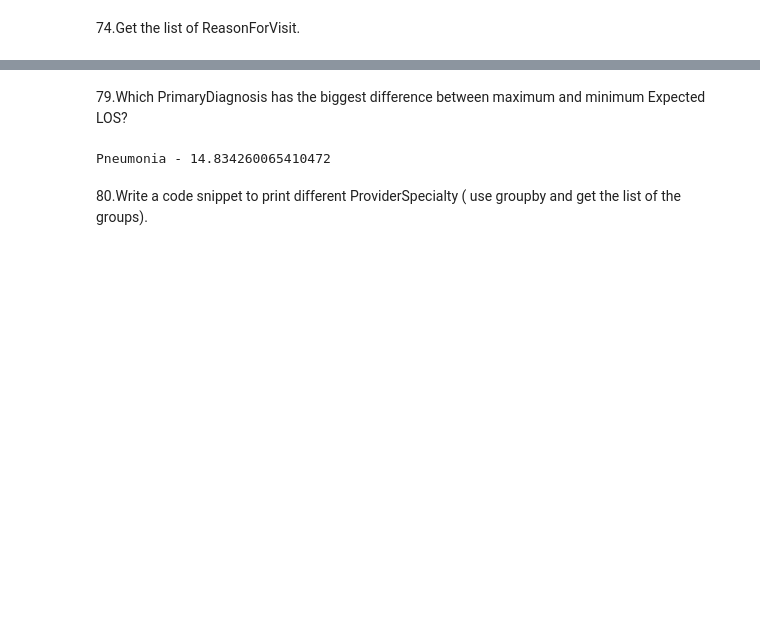
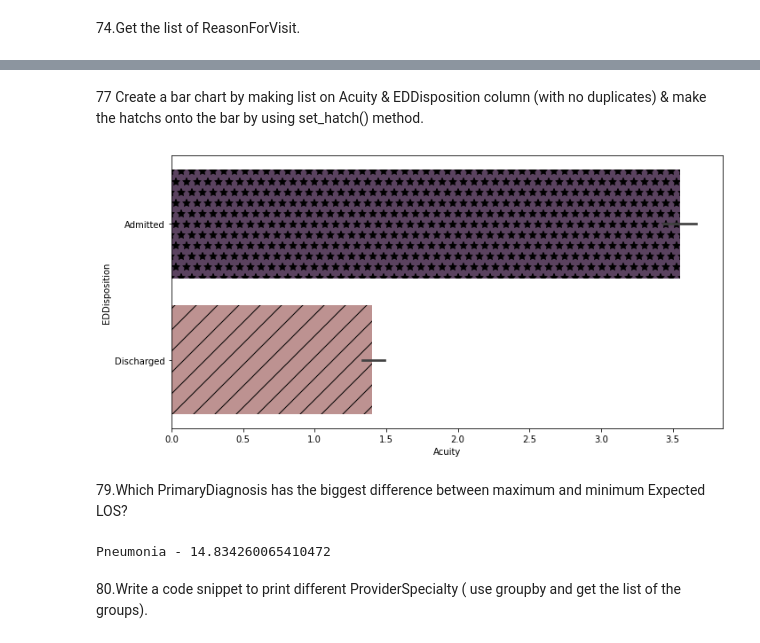
Before and after one commit to ArchanaDevaraju/python-warriors, a Jupyter notebook: Python Warriors-Divya .ipynb, the cells around one changed output, grey strips where cells are left out. Saved outputs shown, nothing was run; the diff lists cells and outputs as text; code cells hidden in the pictures; blank space fills up the shorter version.

```diff
--- a/Python Warriors-Divya .ipynb
+++ b/Python Warriors-Divya .ipynb
@@ -185,0 +286,3 @@ MigraneVisit = pd.merge(df_PA,df_EDV,how="inner", on="PatientID",sort=True)    #
+# %%
+df_RR["LOS"]= df_RR['DischargeDate'].dt.date - df_RR['AdmissionDate'].dt.date
+df_RR.pivot_table(index=['Service','PrimaryDiagnosis'], values=['LOS'],aggfunc='mean')
@@ -324,2 +497,8 @@ print(df)
 # %% [markdown]
 73.Delete the column 'DischargeDispostion' iteratively.
+# %%
+df = df_RR  #temp storing df_RR in df
+column = df.columns.tolist()  #adding columns to list
+for i in column :
+    if i == "DischargeDisposition" :df.pop(i)
+df
@@ -329,0 +530,5 @@ df_EDV.ReasonForVisit.unique()
+# %%
+df_EDV['VisitDate'] = pd.to_datetime(df_EDV['VisitDate'])     # Pandas to_datetime() method helps to convert string Date time into Python Date time object.
+df_EDV['EDDischargeTime'] = pd.to_datetime(df_EDV['EDDischargeTime'])
+Timespent = (df_EDV['EDDischargeTime'] - df_EDV['VisitDate'])
+Timespent
@@ -330,3 +548,20 @@ df_EDV.ReasonForVisit.unique()
+# %% [markdown]
+77	Create a bar chart by making list on Acuity & EDDisposition column (with no duplicates) & make the hatchs onto the bar by using set_hatch() method.
+# %%
+plt.rcParams["figure.figsize"] = [10, 5]
+plt.rcParams["figure.autolayout"] = True   #set the size store the columns in  a
+a=df_EDV["Acuity"]
+b=df_EDV["EDDisposition"]
+#   Types of hatches
+hatches =["*", "/", "o", "x", "//"]
+#barplot
+bar = sns.barplot(x=a, y=b,color="g",palette="magma",saturation=.3);
+
+# Loop over the bars to make hatches
+for i,thisbar in enumerate(bar.patches):thisbar.set_hatch(hatches[i])    #to set each bar differnt hatch set_hatch()
+plt.show()
+# %% [output]
+[figure, added]
 # %% [markdown]
 79.Which PrimaryDiagnosis has the biggest difference between maximum and minimum Expected LOS?
 # %%
```
Also changed, not shown: parts of 30 cells of this notebook.
